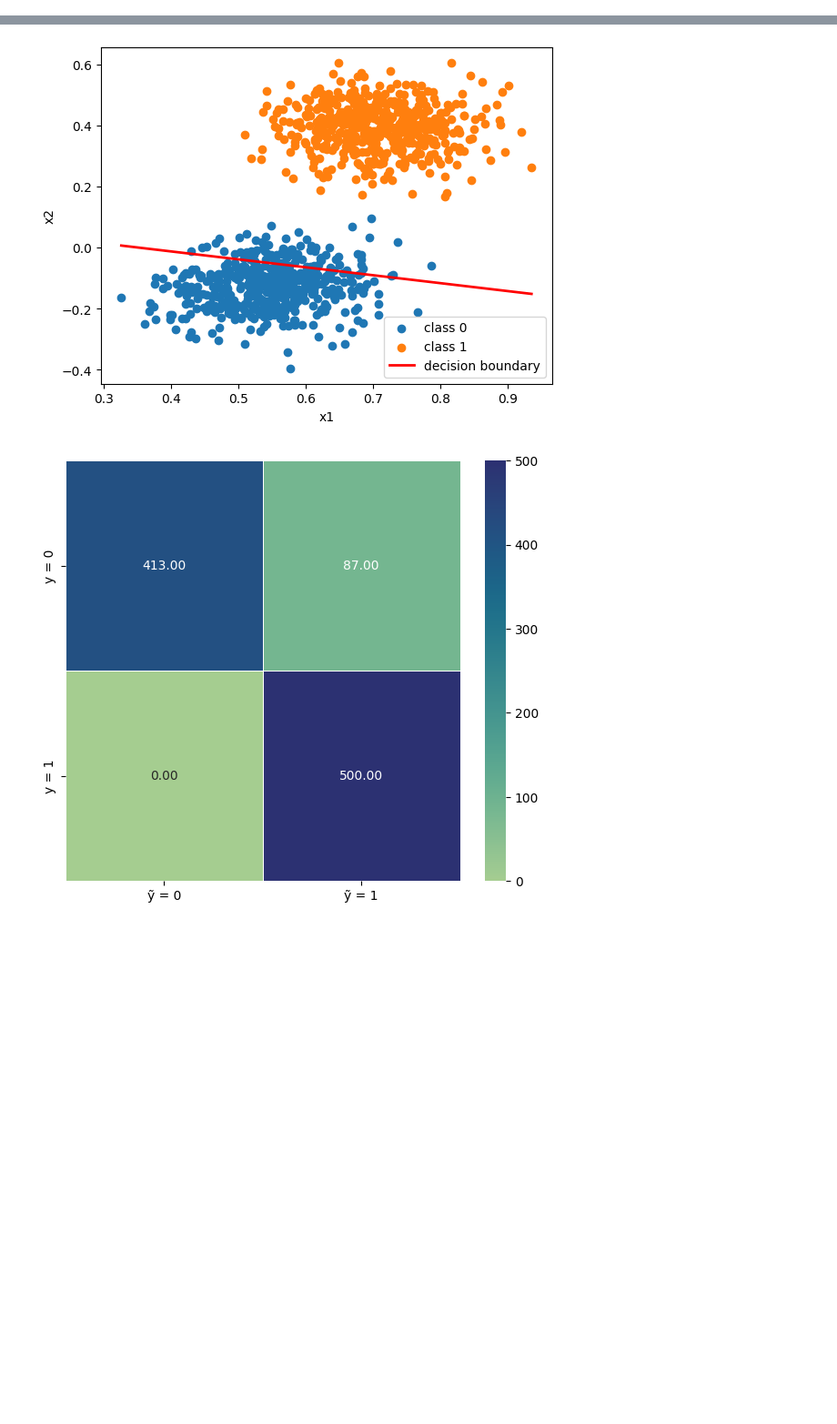
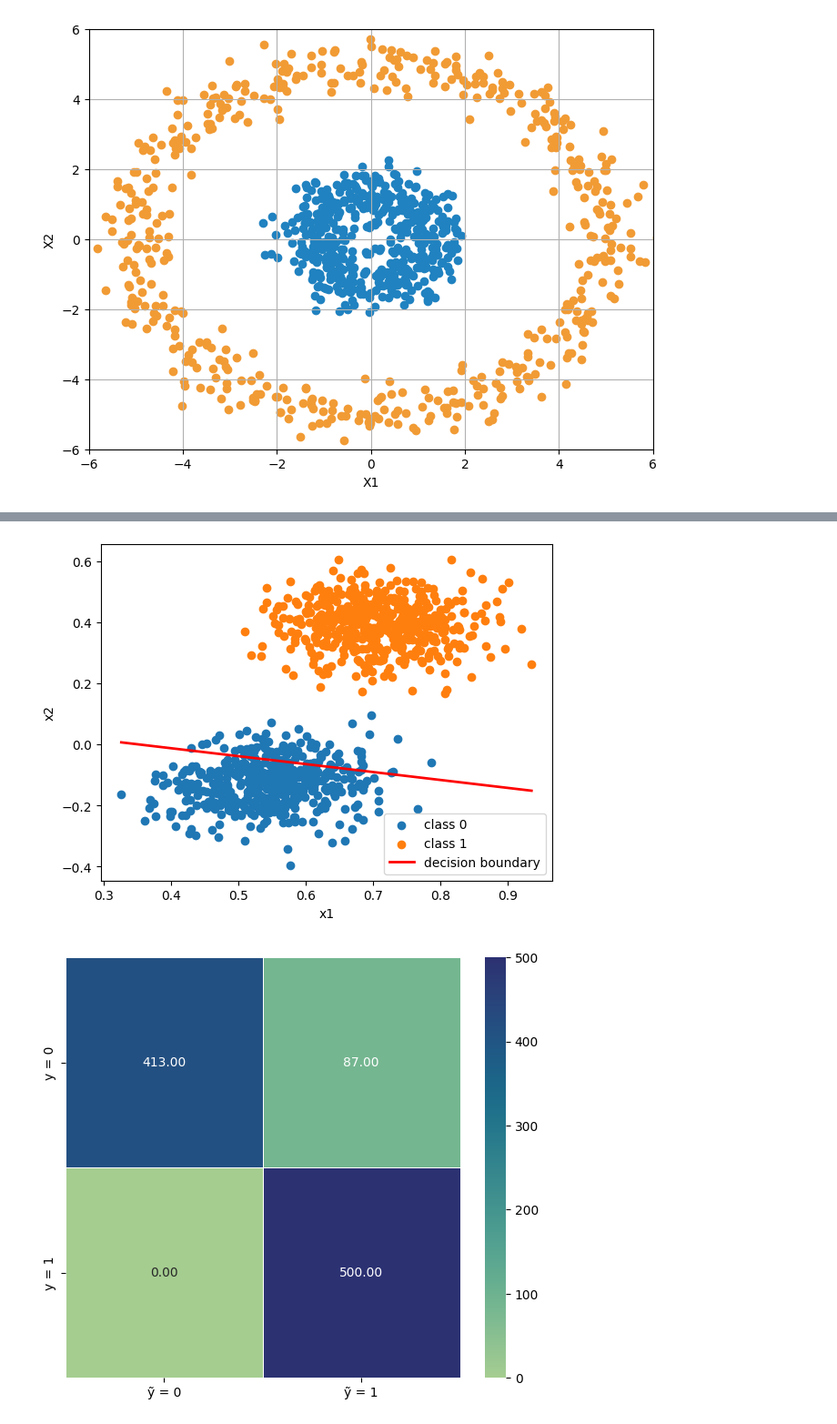
Before and after one commit to F1ameX/Modern-Methods-of-Deep-Machine-Learning, a Jupyter notebook: 2_elementary_perceptron/2_elementary_perceptron.ipynb, the cells around one changed output, grey strips where cells are left out. Shown at 91% size. Cells and saved outputs as stored; diff of their text form; code cells hidden in the pictures; blank space fills up the shorter version.

```diff
--- a/2_elementary_perceptron/2_elementary_perceptron.ipynb
+++ b/2_elementary_perceptron/2_elementary_perceptron.ipynb
@@ -23,11 +23,11 @@ def make_circles(n_samples : int = 100,
     linspace_out = np.linspace(0, 2 * np.pi, n_samples_out, endpoint = False)
     linspace_in = np.linspace(0, 2 * np.pi, n_samples_in, endpoint = False)
 
-    X1_out = np.cos(linspace_out)
-    X2_out = np.sin(linspace_out)
+    X1_out = np.cos(linspace_out) * 5
+    X2_out = np.sin(linspace_out) * 5
 
-    X1_in = np.cos(linspace_in) * factor
-    X2_in = np.sin(linspace_in) * factor
+    X1_in = np.cos(linspace_in) * 5 * factor
+    X2_in = np.sin(linspace_in) * 5 * factor
 
     X = np.vstack(
         [np.append(X1_out, X1_in), np.append(X2_out, X2_in)]
@@ -363,0 +374,6 @@ elementary_perceptron.fit(X, y, random_state = 52, learning_rate = 0.003, n_epoc
+# %%
+X, y = make_circles(n_samples = 1000, noise = 0.4, factor = 0.25, random_state = 52)
+
+draw_distribution(X, y)
+# %% [output]
+[figure, added]
```
Also changed, not shown: parts of 35 cells of this notebook.
